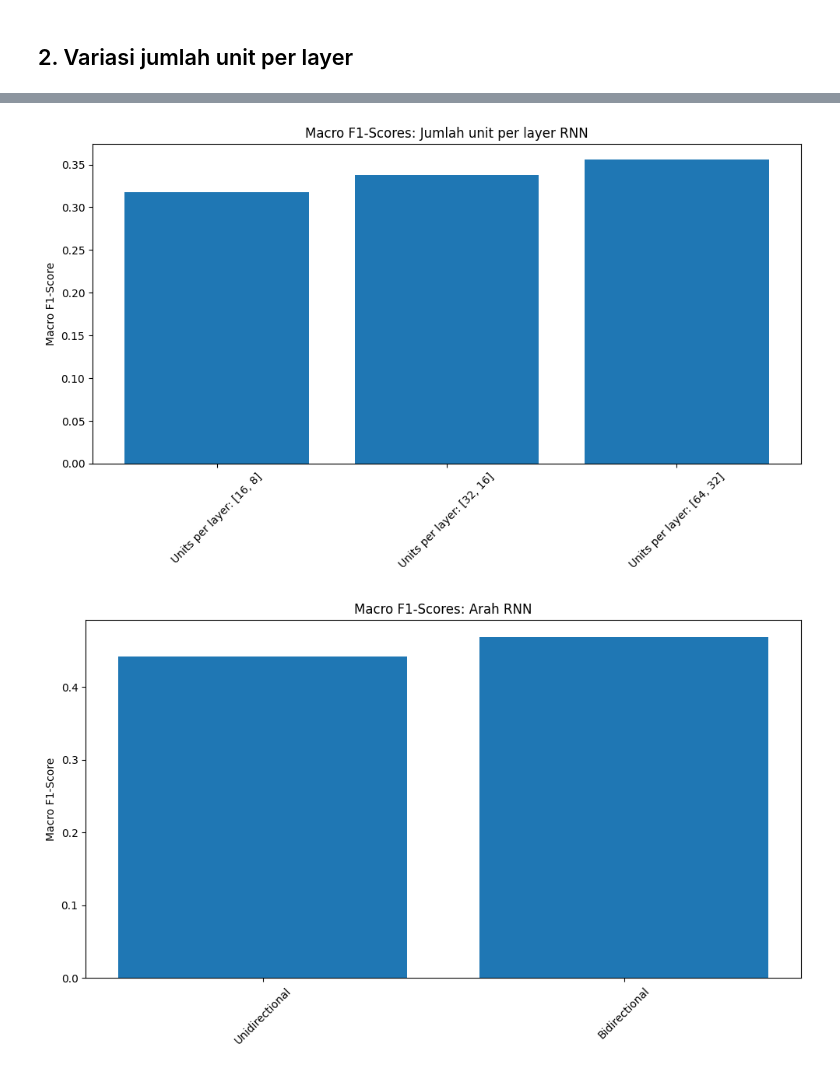
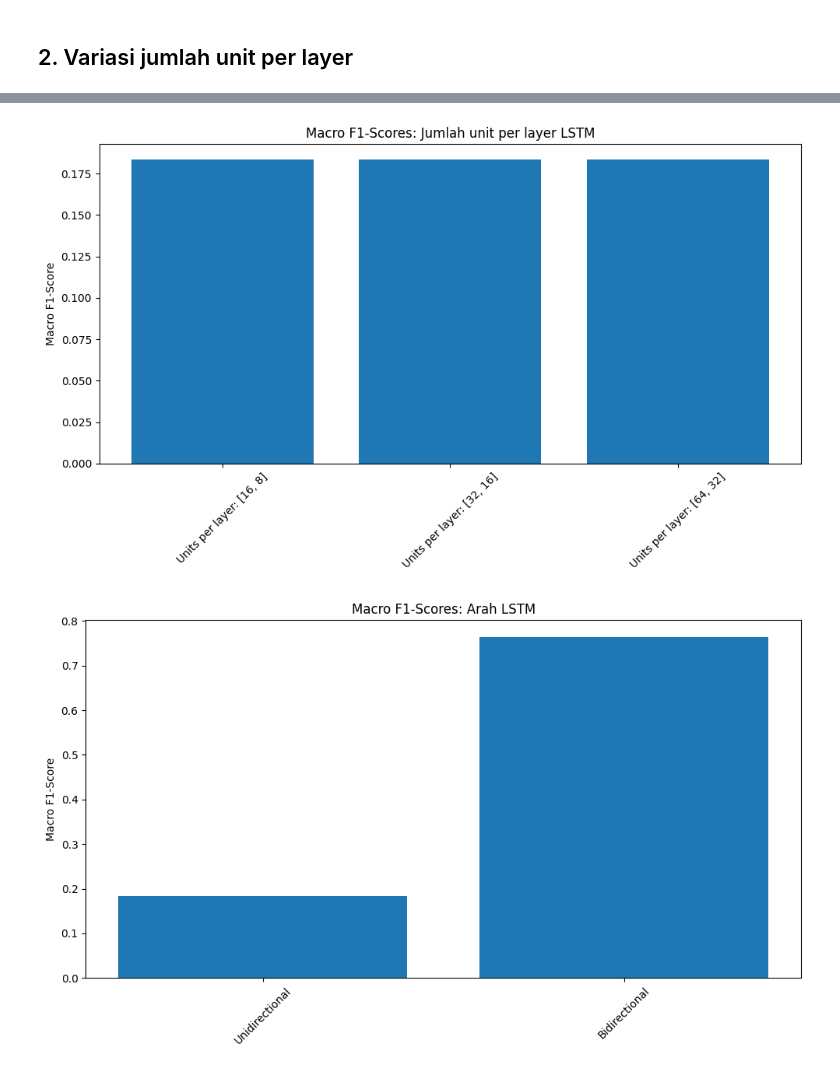
Before and after one commit to Kizaaaa/tubes-2-ml, a Jupyter notebook: LSTM/lstm_experiments.ipynb, the cells around one changed output, grey strips where cells are left out. Saved outputs shown, nothing was run; the diff lists cells and outputs as text; code cells hidden in the pictures.

Commit message:
feat(LSTM): keras tests

```diff
--- a/LSTM/lstm_experiments.ipynb
+++ b/LSTM/lstm_experiments.ipynb
@@ -50,11 +45,11 @@ def create_model_multiple_layers(n_layers, units_per_layer=32):
     ])
 
     for _ in range(n_layers):
-        model.add(SimpleRNN(units_per_layer, return_sequences=True))
+        model.add(LSTM(units_per_layer, return_sequences=True))
         model.add(Dropout(0.2))
 
-    # Last RNN layer should not return sequences
-    model.add(SimpleRNN(units_per_layer))
+    # Last LSTM layer should not return sequences
+    model.add(LSTM(units_per_layer))
     model.add(Dropout(0.2))
     model.add(Dense(3, activation='softmax'))
 
@@ -68,9 +63,9 @@ def create_model_multiple_layers(n_layers, units_per_layer=32):
 def create_model_varying_units(units_per_layer):
     model = Sequential([
         Embedding(input_dim=10000, output_dim=128),
-        SimpleRNN(units_per_layer[0], return_sequences=True),
+        LSTM(units_per_layer[0], return_sequences=True),
         Dropout(0.2),
-        SimpleRNN(units_per_layer[1]),
+        LSTM(units_per_layer[1]),
         Dropout(0.2),
         Dense(3, activation='softmax')
     ])
@@ -88,9 +83,9 @@ def create_model_directional(bidirectional=False, units=32):
     ])
 
     if bidirectional:
-        model.add(Bidirectional(SimpleRNN(units)))
+        model.add(Bidirectional(LSTM(units)))
     else:
-        model.add(SimpleRNN(units))
+        model.add(LSTM(units))
 
     model.add(Dropout(0.2))
     model.add(Dense(3, activation='softmax'))
@@ -158,7 +153,7 @@ f1_scores_layers = []
 model_names_layers = []
 
 for n_layers in layer_variations:
-    model_name = f'{n_layers} RNN Layer(s)'
+    model_name = f'{n_layers} LSTM Layer(s)'
     model = create_model_multiple_layers(n_layers)
     history, f1 = train_and_evaluate(model, model_name)
 
@@ -170,6 +165,6 @@ for n_layers in layer_variations:
 plot_training_history(
     histories_layers,
     model_names_layers,
-    'RNN: Variasi jumlah layer'
+    'LSTM: Variasi jumlah layer'
 )
 # %% [output]
@@ -273,7 +268,7 @@ def plot_f1_scores(scores, names, title):
     plt.show()
 
 # Plot F1 scores for all experiments
-plot_f1_scores(f1_scores_layers, model_names_layers, 'Jumlah layer RNN')
-plot_f1_scores(f1_scores_units, model_names_units, 'Jumlah unit per layer RNN')
-plot_f1_scores(f1_scores_dir, model_names_dir, 'Arah RNN')
+plot_f1_scores(f1_scores_layers, model_names_layers, 'Jumlah layer LSTM')
+plot_f1_scores(f1_scores_units, model_names_units, 'Jumlah unit per layer LSTM')
+plot_f1_scores(f1_scores_dir, model_names_dir, 'Arah LSTM')
 # %% [output]
@@ -281,2 +276,2 @@ plot_f1_scores(f1_scores_dir, model_names_dir, 'Arah RNN')
-[figure, old version]
+[figure, new version]
-[figure, old version]
+[figure, new version]
```
Also changed, not shown: parts of 7 cells of this notebook.
